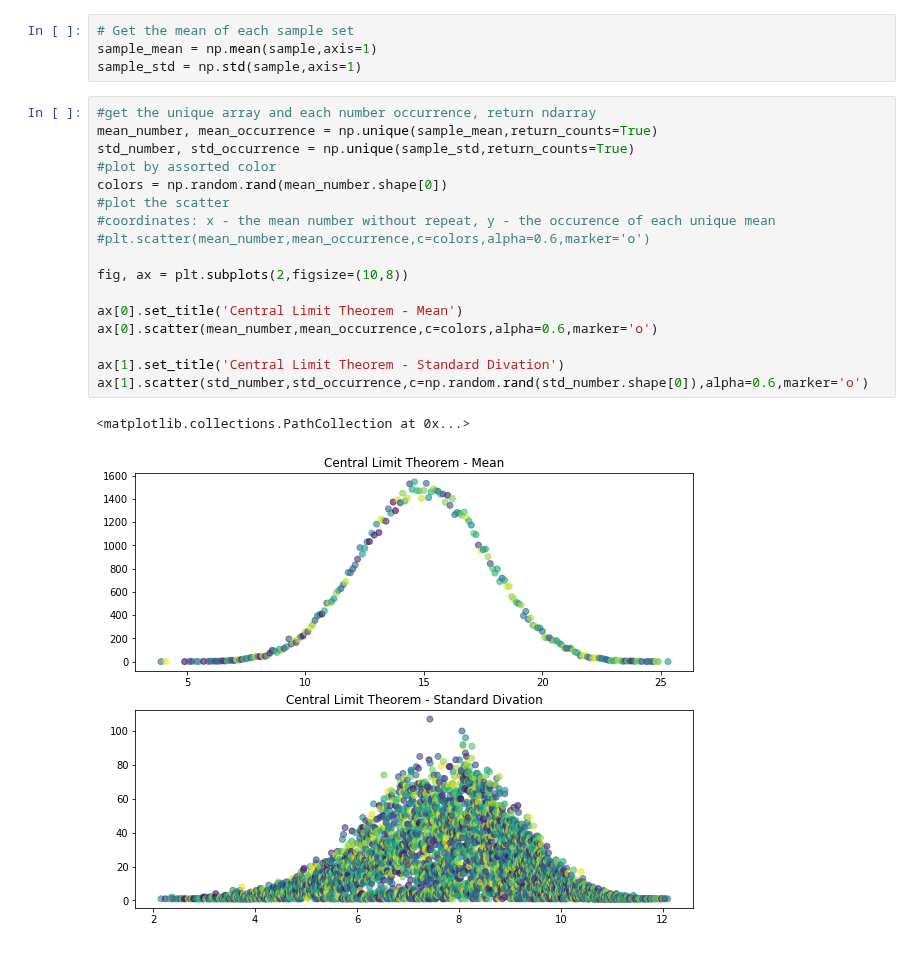
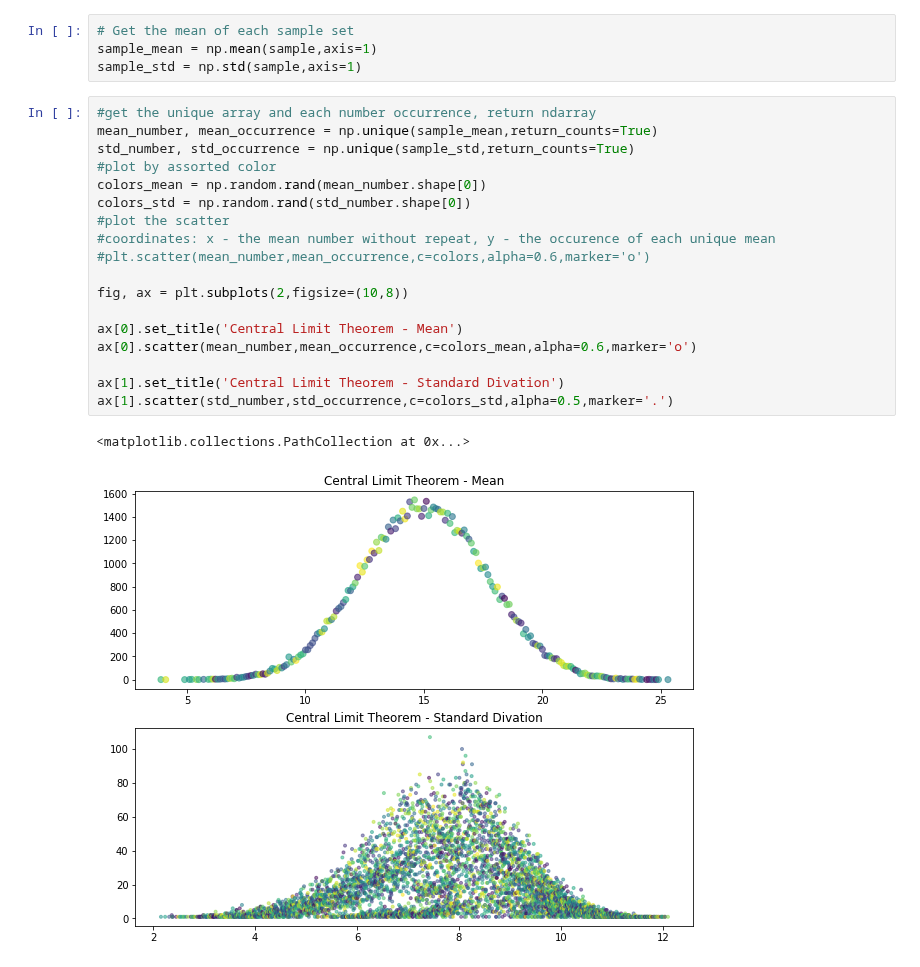
Before and after one commit to lyzhj122/Python, a Jupyter notebook: Central limit theorem.ipynb, the cells around one changed output. Cells and saved outputs as stored; diff of their text form.

```diff
--- a/Central limit theorem.ipynb
+++ b/Central limit theorem.ipynb
@@ -31,20 +31,21 @@ sample_std = np.std(sample,axis=1)
 # %%
 #get the unique array and each number occurrence, return ndarray
 mean_number, mean_occurrence = np.unique(sample_mean,return_counts=True)
 std_number, std_occurrence = np.unique(sample_std,return_counts=True)
 #plot by assorted color
-colors = np.random.rand(mean_number.shape[0])
+colors_mean = np.random.rand(mean_number.shape[0])
+colors_std = np.random.rand(std_number.shape[0])
 #plot the scatter
 #coordinates: x - the mean number without repeat, y - the occurence of each unique mean
 #plt.scatter(mean_number,mean_occurrence,c=colors,alpha=0.6,marker='o')
 
 fig, ax = plt.subplots(2,figsize=(10,8))
 
 ax[0].set_title('Central Limit Theorem - Mean')
-ax[0].scatter(mean_number,mean_occurrence,c=colors,alpha=0.6,marker='o')
+ax[0].scatter(mean_number,mean_occurrence,c=colors_mean,alpha=0.6,marker='o')
 
 ax[1].set_title('Central Limit Theorem - Standard Divation')
-ax[1].scatter(std_number,std_occurrence,c=np.random.rand(std_number.shape[0]),alpha=0.6,marker='o')
+ax[1].scatter(std_number,std_occurrence,c=colors_std,alpha=0.5,marker='.')
 # %% [output]
 <matplotlib.collections.PathCollection at 0x...>
-[figure, old version]
+[figure, new version]
```
